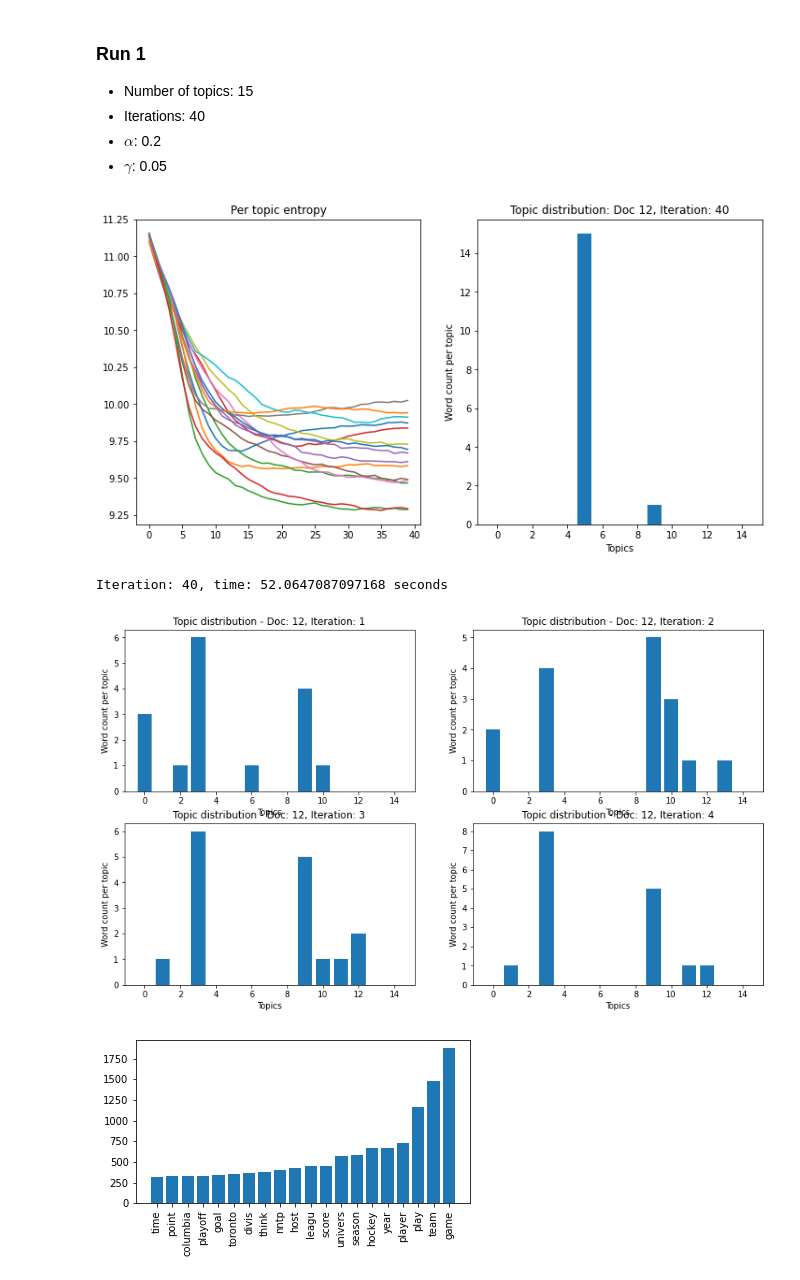
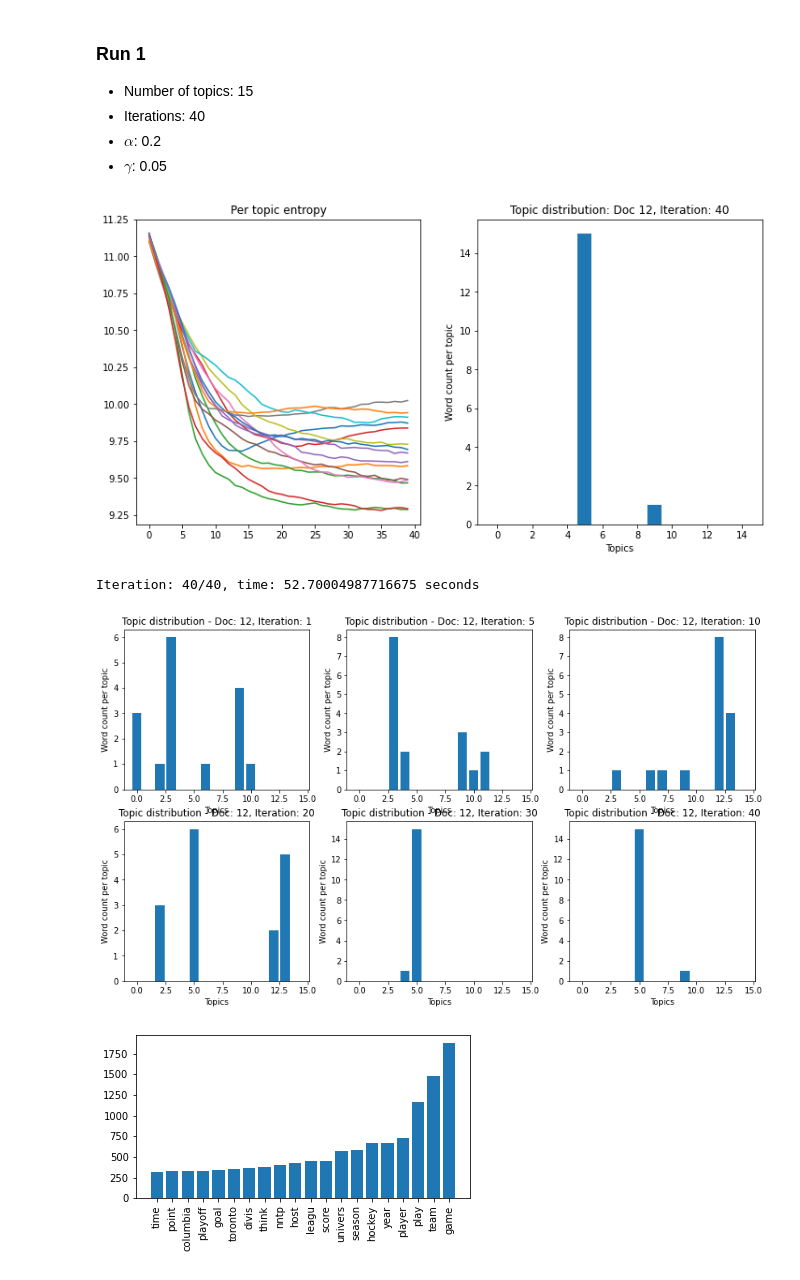
Before and after one commit to toni5rovic/npfl097, a Jupyter notebook: latent_dirichlet_allocation.ipynb, the cells around one changed output. Drawn from its saved outputs; the diff is of its cells as text; code cells hidden in the pictures.

```diff
--- a/latent_dirichlet_allocation.ipynb
+++ b/latent_dirichlet_allocation.ipynb
@@ -126,8 +126,13 @@ def plot_topics_distributions(iterations, doc_idx, model):
             count += 1
 
     plt.show()
+# %%
+topics_num = 20
+iterations = 50
+alpha = 0.1
+gamma = 0.1
 # %%
 model = LDAModel(seed=4567)
-model.fit(docs, dictionary, topics_num=20, iterations=50, alpha=0.1, gamma=0.1, max_doc_len=maxdoclen)
+model.fit(docs, dictionary, topics_num, iterations, alpha, gamma, max_doc_len=maxdoclen)
 # %% [output]
 [figure]
@@ -325,16 +355,21 @@ the number of Gibbs iterations. How the performance changes?**
 - Iterations: 40
 - $\alpha$: 0.2
 - $\gamma$: 0.05
+# %%
+topics_num = 15
+iterations = 40
+alpha = 0.2
+gamma = 0.05
 # %%
 model = LDAModel(seed=4567)
-model.fit(docs, dictionary, 15, iterations=40, alpha=0.2, gamma=0.05, max_doc_len=maxdoclen)
+model.fit(docs, dictionary, topics_num, iterations, alpha, gamma, max_doc_len=maxdoclen)
 # %% [output]
 [figure]
-Iteration: 40, time: 52.0647087097168 seconds
+Iteration: 40/40, time: 52.70004987716675 seconds
 # %%
-plot_topics_distributions([1, 2, 3, 4], 12, model)
+plot_topics_distributions([1, 5, 10, 20, 30, 40], 12, model)
 # %% [output]
-[figure, old version]
+[figure, new version]
 # %%
 plot_top_words(model.iteration_data, dictionary, topics=[1, 3, 8, 10])
 # %% [output]
```
Also changed, not shown: parts of 47 cells of this notebook, 1 other file.
